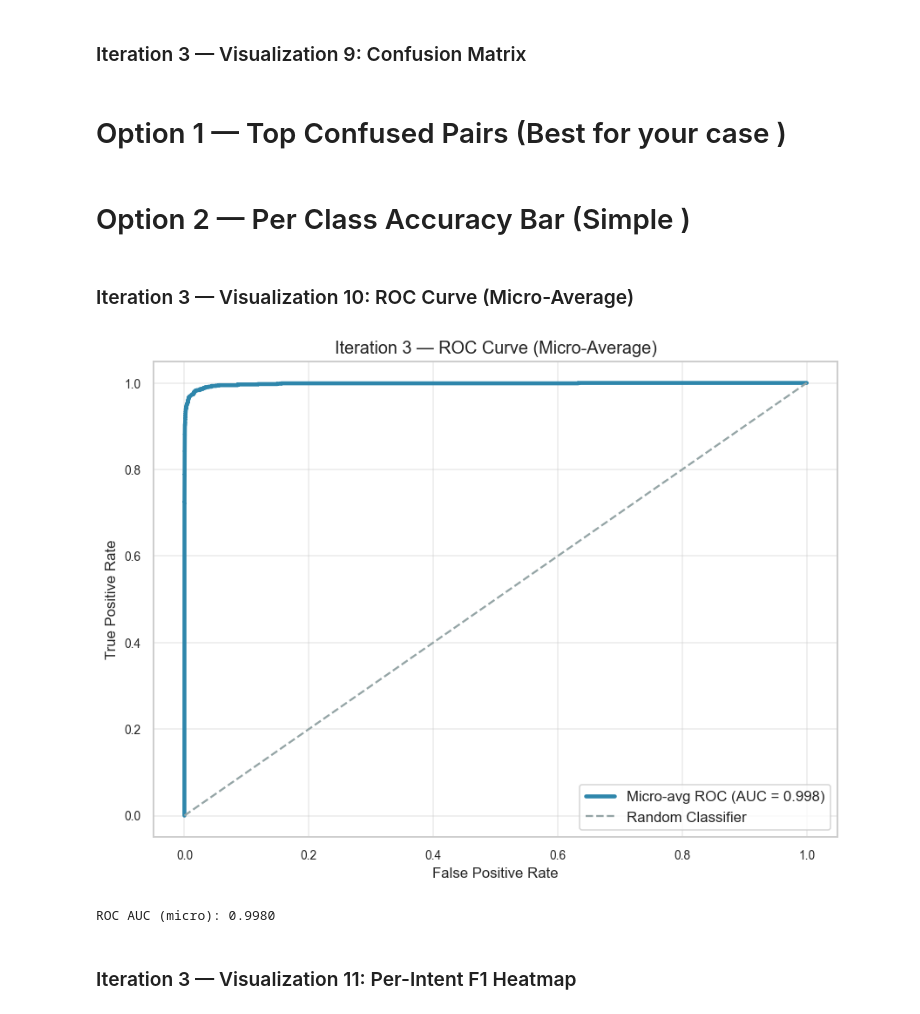
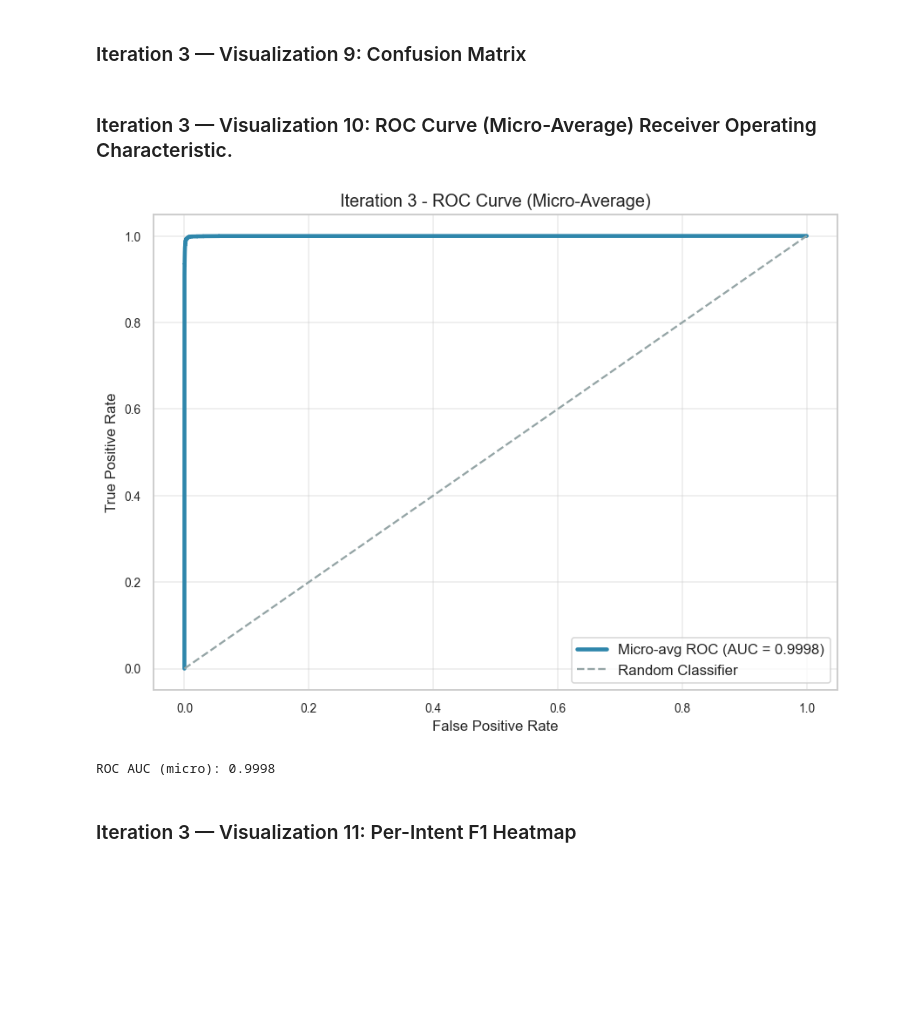
Before and after one commit to abhishekchamlagain/college_information_chatbot, a Jupyter notebook: Padmashree_Chatbot_Iterative.ipynb, the cells around one changed output. Cells and saved outputs as stored; diff of their text form; code cells hidden in the pictures; blank space fills up the shorter version.

```diff
--- a/Padmashree_Chatbot_Iterative.ipynb
+++ b/Padmashree_Chatbot_Iterative.ipynb
@@ -604,40 +771,0 @@ Iteration 2 — 3-Layer Hybrid engine ready (Rule → NB → Confidence Gate)
-# %%
-from sklearn.utils import shuffle as sk_shuffle
-
-train_sizes_list = np.linspace(0.1, 1.0, 10)
-train_acc_list   = []
-test_acc_list    = []
-
-# Shuffle once before slicing subsets
-X_tr_shuf, y_tr_shuf = sk_shuffle(X_train, y_train, random_state=42)
-
-for size in train_sizes_list:
-    n_samples = int(len(X_tr_shuf) * size)
-    X_sub = X_tr_shuf[:n_samples]
-    y_sub = y_tr_shuf[:n_samples]
-
-    model.fit(X_sub, y_sub)
-
-    train_acc_list.append(accuracy_score(y_sub,  model.predict(X_sub))  * 100)
-    test_acc_list.append( accuracy_score(y_test, model.predict(X_test)) * 100)
-
-# Restore full model
-model.fit(X_train, y_train)
-
-fig, ax = plt.subplots(figsize=(10, 5))
-ax.plot(train_sizes_list * len(X_train), train_acc_list, "o-", color="blue", lw=2, ms=7, label="Training Accuracy")
-ax.plot(train_sizes_list * len(X_train), test_acc_list,  "s-", color="red",  lw=2, ms=7, label="Test Accuracy")
-ax.fill_between(train_sizes_list * len(X_train), train_acc_list, test_acc_list,
-                alpha=0.15, color="gray", label="Overfit Gap")
-ax.set_title("Learning Curve - Naive Bayes + TF-IDF\nPadmashree College Chatbot")
-ax.set_xlabel("Training Set Size")
-ax.set_ylabel("Accuracy (%)")
-ax.legend()
-ax.grid(alpha=0.4)
-plt.tight_layout()
-plt.savefig("learning_curve_fix3.png", dpi=150)
-plt.show()
-
-print(f"Final Train Accuracy : {train_acc_list[-1]:.2f}%")
-print(f"Final Test  Accuracy : {test_acc_list[-1]:.2f}%")
-print(f"Overfit Gap          : {train_acc_list[-1] - test_acc_list[-1]:.2f}%")
@@ -767,5 +1102,3 @@ Final Gap             : 0.1398
 # ax.tick_params(axis="x", rotation=90); ax.tick_params(axis="y", rotation=0)
 # plt.tight_layout(); plt.show()
 # print(f"Test samples: {len(y_test)} | Classes: {n_classes}")
-# %% [markdown]
-# Option 1 — Top Confused Pairs (Best for your case )
@@ -793,2 +1104,0 @@ Final Gap             : 0.1398
-# %% [markdown]
-# Option 2 — Per Class Accuracy Bar (Simple )
@@ -811,23 +1105,23 @@ Final Gap             : 0.1398
 # %% [markdown]
-### Iteration 3 — Visualization 10: ROC Curve (Micro-Average)
+### Iteration 3 — Visualization 10: ROC Curve (Micro-Average) Receiver Operating Characteristic.
 # %%
 y_score    = model.predict_proba(X_test)
 y_test_bin = label_binarize(y_test, classes=np.arange(n_classes))
 fpr_micro, tpr_micro, _ = roc_curve(y_test_bin.ravel(), y_score.ravel())
 roc_auc_micro = auc(fpr_micro, tpr_micro)
 
 fig, ax = plt.subplots(figsize=(8, 6))
 ax.plot(fpr_micro, tpr_micro, color=COLORS["nb"], lw=3,
-        label=f"Micro-avg ROC (AUC = {roc_auc_micro:.3f})")
+        label=f"Micro-avg ROC (AUC = {roc_auc_micro:.4f})")
 ax.plot([0,1],[0,1], "--", color=COLORS["neutral"], lw=1.5, label="Random Classifier")
-ax.set_title("Iteration 3 — ROC Curve (Micro-Average)")
+ax.set_title("Iteration 3 - ROC Curve (Micro-Average)")
 ax.set_xlabel("False Positive Rate"); ax.set_ylabel("True Positive Rate")
 ax.legend(loc="lower right"); ax.grid(alpha=0.4)
 plt.tight_layout(); plt.show()
 print(f"ROC AUC (micro): {roc_auc_micro:.4f}")
 # %% [output]
-[figure, old version]
+[figure, new version]
-ROC AUC (micro): 0.9980
+ROC AUC (micro): 0.9998
 # %% [markdown]
 ###  Iteration 3 — Visualization 11: Per-Intent F1 Heatmap
 # %%
```
Also changed, not shown: parts of 36 cells of this notebook, 17 other files.
